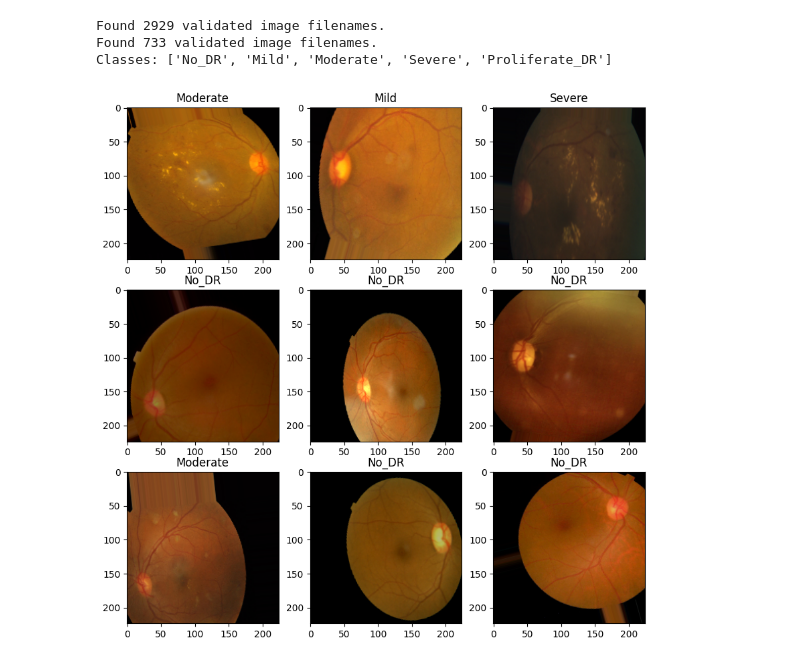
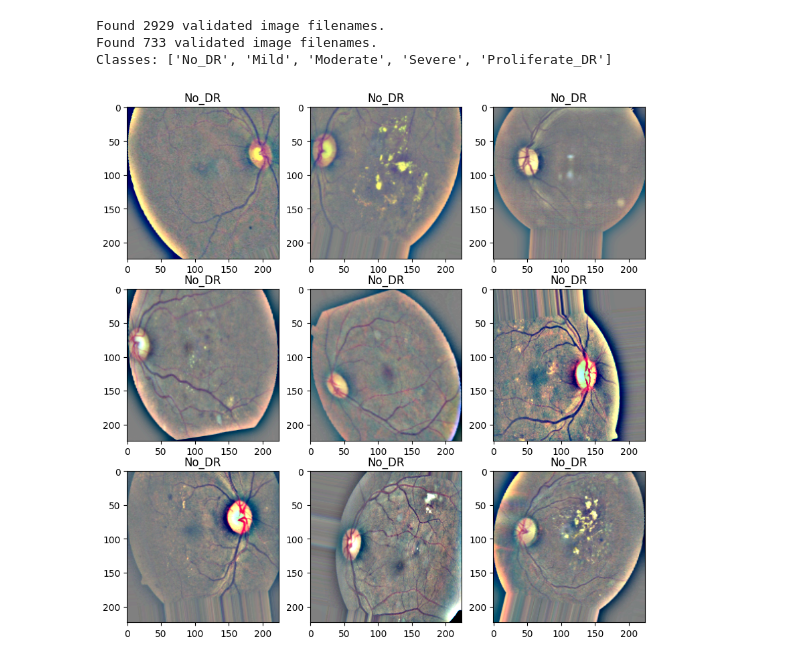
Before and after one commit to SeljukInci/Team2_DiabeticRetinopathy, a Jupyter notebook: Team2_DiabeticRetinopathy.ipynb, the cells around one changed output. Saved outputs shown, nothing was run; the diff lists cells and outputs as text; code cells hidden in the pictures.

```diff
--- a/Team2_DiabeticRetinopathy.ipynb
+++ b/Team2_DiabeticRetinopathy.ipynb
@@ -40,7 +40,7 @@ df.head()
 # %%
 import cv2
 # %%
-def crop_image(img,tol=7):
+def crop_image_from_gray(img,tol=7):
   if img.ndim ==2:
     mask = img>tol
     return img[np.ix_(mask.any(1),mask.any(0))]
@@ -61,9 +61,9 @@ def preprocess_image(image, sigmaX=10):
   image = np.array(image, dtype=np.uint8)
   image = crop_image_from_gray(image)
   image = cv2.resize(image, (224, 224))
-  weighted = cv2.addweighted(image, 4, cv2.GaussianBlur(image, (0, 0), sigmaX), -4, 128)
-
-  return weighted
+  weighted = cv2.addWeighted(image, 4, cv2.GaussianBlur(image, (0, 0), sigmaX), -4, 128)
+  weighted = weighted / 255.0 # Görüntüyü 0-1 aralığına ölçekle
+  return weighted.astype(np.float32) # Ensure output is float32
 # %%
 from sklearn.model_selection import train_test_split
 x = df['id_code']
@@ -99,7 +99,7 @@ image_size = (224, 224)
 batch_size = 32
 
 train_datagen = ImageDataGenerator(
-    rescale=1./255,
+    rescale=None, # Explicitly set to None
     shear_range=0.2,
     zoom_range=0.2,
     rotation_range=20,
@@ -108,11 +108,13 @@ train_datagen = ImageDataGenerator(
     horizontal_flip=True,
     fill_mode='nearest',
     brightness_range=[0.5, 1.5],
+    preprocessing_function=preprocess_image
 
 )
 
 validation_datagen = ImageDataGenerator(
-    rescale=1./255
+    rescale=None, # Explicitly set to None
+    preprocessing_function=preprocess_image
     )
 # %%
 train_df = pd.DataFrame({'id_code': x_train, 'diagnosis': y_train})
@@ -172,20 +178,20 @@ Classes: ['No_DR', 'Mild', 'Moderate', 'Severe', 'Proliferate_DR']
 # %%
 images, labels = next(train_generator)
 
 
 plt.figure(figsize=(10, 10))
 for i in range(9):
     ax = plt.subplot(3, 3, i + 1)
 
-    label_index = int(labels[i])
+    label_index = np.argmax(labels[i]) # Düzeltilen kısım: one-hot encoded etiketten indeksi al
     plt.title(class_names[label_index])
 
     plt.imshow(images[i])
 
 
 plt.show()
 # %% [output]
-[figure, old version]
+[figure, new version]
 # %%
 from tensorflow.keras.applications import EfficientNetB0
 from tensorflow.keras.optimizers import Adam
```
Also changed, not shown: parts of 5 cells of this notebook.
